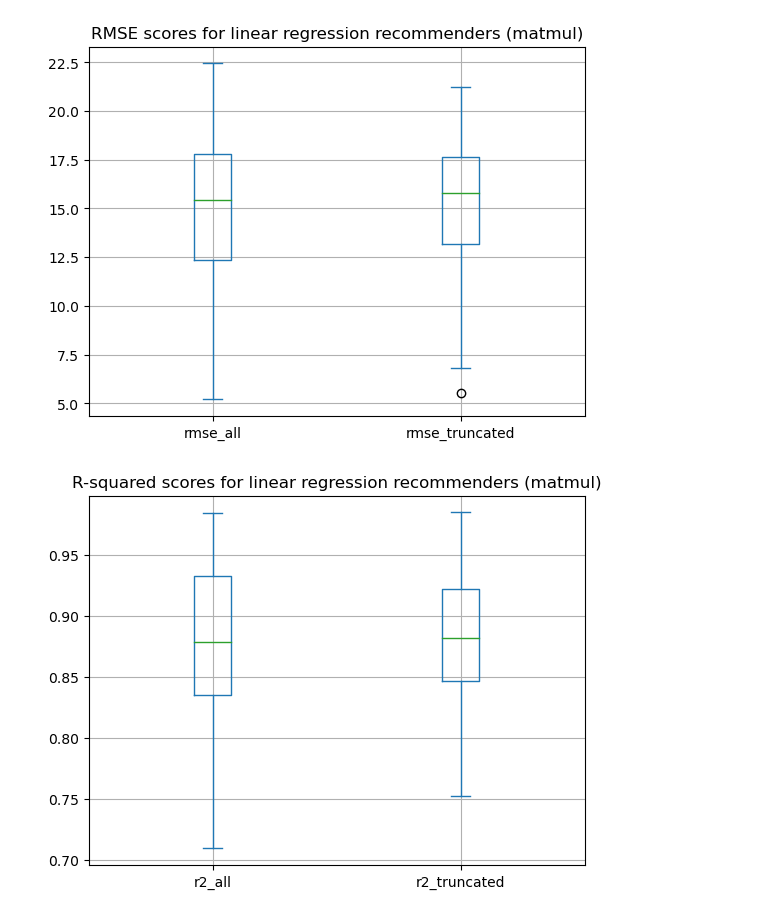
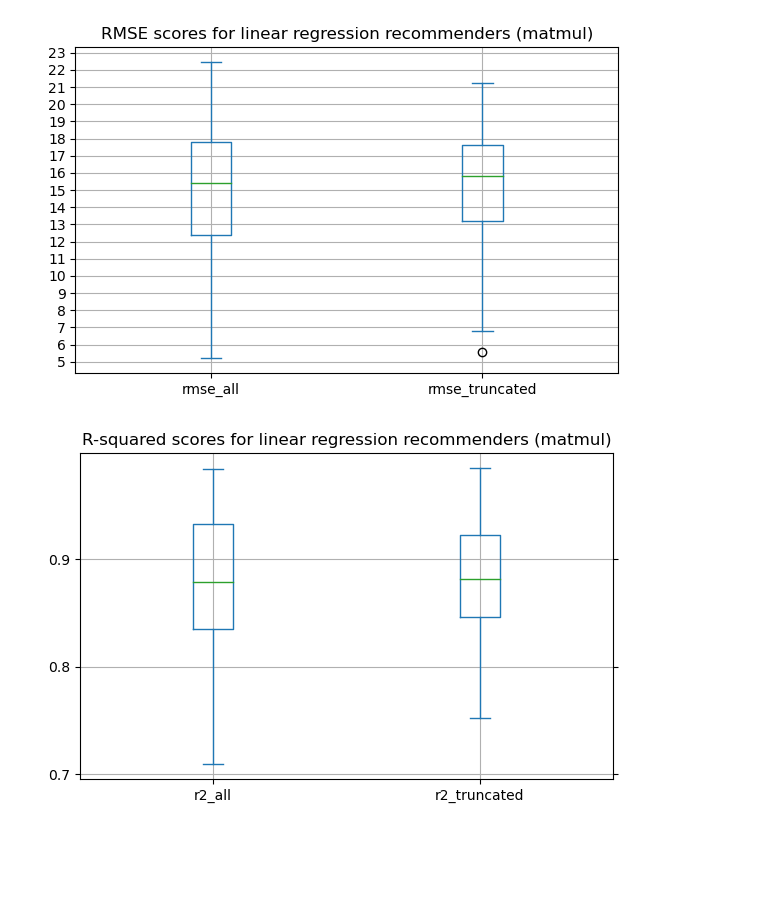
Before and after one commit to hahmed17/grafana_ml_modeling, a Jupyter notebook: banditware-ai-workflow/lr_analysis/matmul viz.ipynb, the cells around one changed output. Saved outputs shown, nothing was run; the diff lists cells and outputs as text; code cells hidden in the pictures; blank space fills up the shorter version.

```diff
--- a/banditware-ai-workflow/lr_analysis/matmul viz.ipynb
+++ b/banditware-ai-workflow/lr_analysis/matmul viz.ipynb
@@ -25,4 +26,6 @@ rmse_df = pd.DataFrame({'rmse_all': rmse_col1, 'rmse_truncated': rmse_col2})
 r2_col1 = df1['training_r2_score']
 r2_col2 = df2['training_r2_score']
 r2_df = pd.DataFrame({'r2_all': r2_col1, 'r2_truncated': r2_col2})
+# %%
+plt.rcParams["figure.figsize"] = (6, 4)
 # %%
@@ -33,10 +45,31 @@ duration_fig.savefig('../figures/matmul_linreg_duration.png')
 # %%
-rmse_fig = rmse_df.plot(kind='box', title='RMSE scores for linear regression recommenders (matmul)', grid=True).get_figure()
+# Create the plot
+ax = rmse_df.plot(kind='box', title='RMSE scores for linear regression recommenders (matmul)', grid=True)
+
+# Set y-axis ticks at intervals of 1.0 (optional, adjust based on your data range)
+y_min, y_max = ax.get_ylim()
+ax.yaxis.set_major_locator(MultipleLocator(1.0))
+
+# Adjust layout and save the figure
+rmse_fig = ax.get_figure()
+rmse_fig.tight_layout()  # Ensures layout adjustments for clarity
 rmse_fig.savefig('../figures/matmul_linreg_rmse.png')
 # %% [output]
-[figure, old version]
+[figure, new version]
 # %%
-r2_fig = r2_df.plot(kind='box', title='R-squared scores for linear regression recommenders (matmul)', grid=True).get_figure()
+# Create the plot
+ax = r2_df.plot(kind='box', title='R-squared scores for linear regression recommenders (matmul)', grid=True)
+
+# Set y-axis ticks at intervals of 0.1 (optional, adjust based on your data range)
+y_min, y_max = ax.get_ylim()
+ax.yaxis.set_major_locator(MultipleLocator(.1))
+
+# Force the ticks to appear
+ax.tick_params(axis='y', which='both', bottom=True, top=True, left=True, right=True)
+
+# Adjust layout and save the figure
+r2_fig = ax.get_figure()
+r2_fig.tight_layout()  # Ensures layout adjustments for clarity
 r2_fig.savefig('../figures/matmul_linreg_r2.png')
 # %% [output]
-[figure, old version]
+[figure, new version]
```
Also changed, not shown: parts of 2 cells of this notebook, 7 other files.
